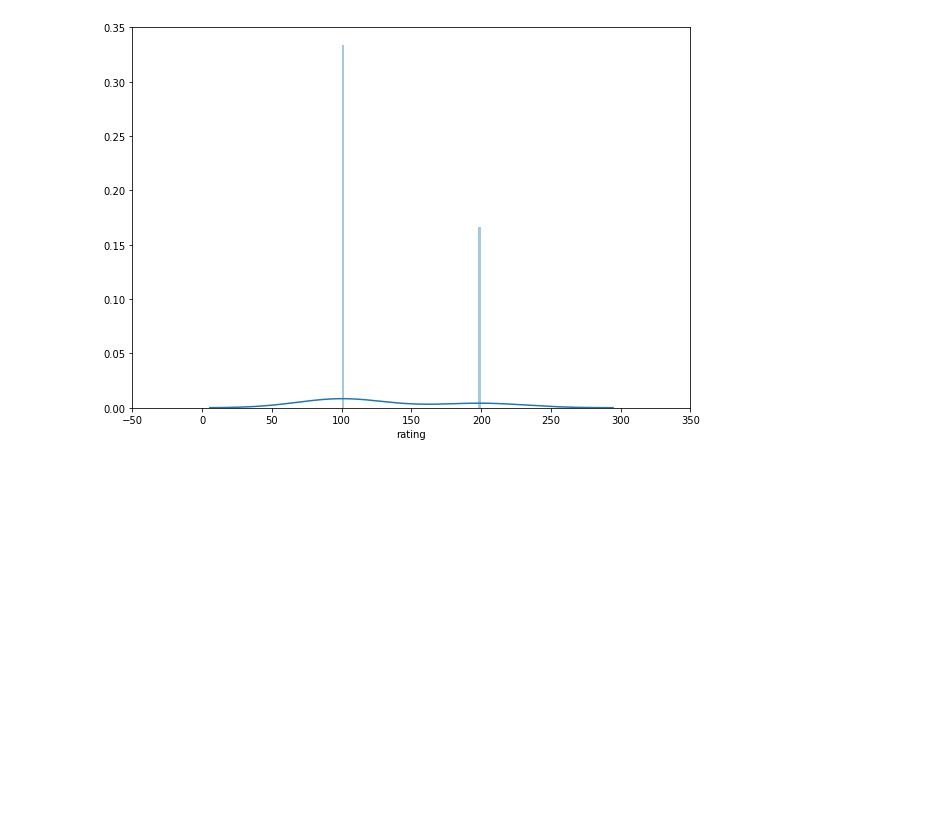
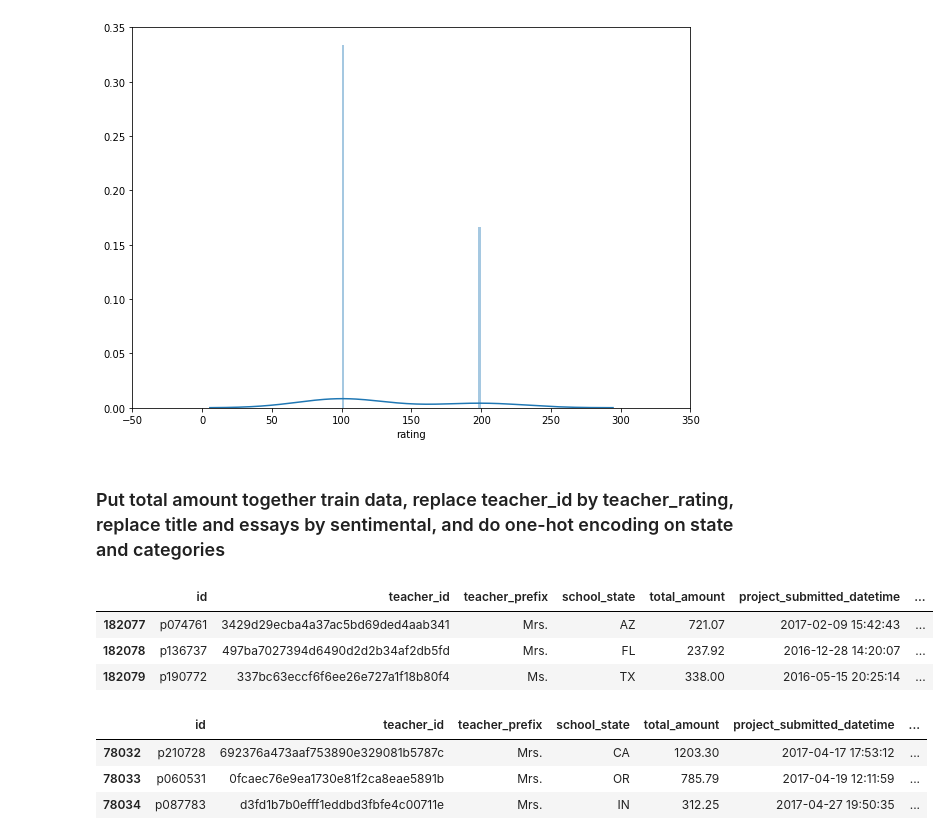
Before and after one commit to rafaelmartinsbuck/donorschoose-application-screening, a Jupyter notebook: Donors_choose_prediction_project.ipynb, the cells around one changed output. Drawn from its saved outputs; the diff is of its cells as text; code cells hidden in the pictures; blank space fills up the shorter version.

```diff
--- a/Donors_choose_prediction_project.ipynb
+++ b/Donors_choose_prediction_project.ipynb
@@ -182,3 +222,28 @@ sns.distplot(by_teacher['rating'], bins = 50)
 [figure]
 [figure]
 [figure]
+# %% [markdown]
+### Put total amount together train data, replace teacher_id by teacher_rating, replace title and essays by sentimental, and do one-hot encoding on state and categories
+# %%
+resources['amount'] = resources['quantity']*resources['price']
+amount_df = resources.groupby('id')['amount'].agg('sum').sort_values(ascending=False).reset_index()
+
+resource_amount_map = {}
+for i, row in amount_df.iterrows():
+    resource_amount_map[row['id']] = row['amount']
+
+train.insert(4,'total_amount',train['id'].map(resource_amount_map))
+train.tail(3)
+# %% [output]
+|  | id | teacher_id | teacher_prefix | school_state | total_amount | project_submitted_datetime | ... |
+| 182077 | p074761 | 3429d29ecba4a37ac5bd69ded4aab341 | Mrs. | AZ | 721.07 | 2017-02-09 15:42:43 | ... |
+| 182078 | p136737 | 497ba7027394d6490d2d2b34af2db5fd | Mrs. | FL | 237.92 | 2016-12-28 14:20:07 | ... |
+| 182079 | p190772 | 337bc63eccf6f6ee26e727a1f18b80f4 | Ms. | TX | 338.00 | 2016-05-15 20:25:14 | ... |
+# %%
+test.insert(4,'total_amount',train['id'].map(resource_amount_map))
+test.tail(3)
+# %% [output]
+|  | id | teacher_id | teacher_prefix | school_state | total_amount | project_submitted_datetime | ... |
+| 78032 | p210728 | 692376a473aaf753890e329081b5787c | Mrs. | CA | 1203.30 | 2017-04-17 17:53:12 | ... |
+| 78033 | p060531 | 0fcaec76e9ea1730e81f2ca8eae5891b | Mrs. | OR | 785.79 | 2017-04-19 12:11:59 | ... |
+| 78034 | p087783 | d3fd1b7b0efff1eddbd3fbfe4c00711e | Mrs. | IN | 312.25 | 2017-04-27 19:50:35 | ... |
```
Also changed, not shown: parts of 4 cells of this notebook.
